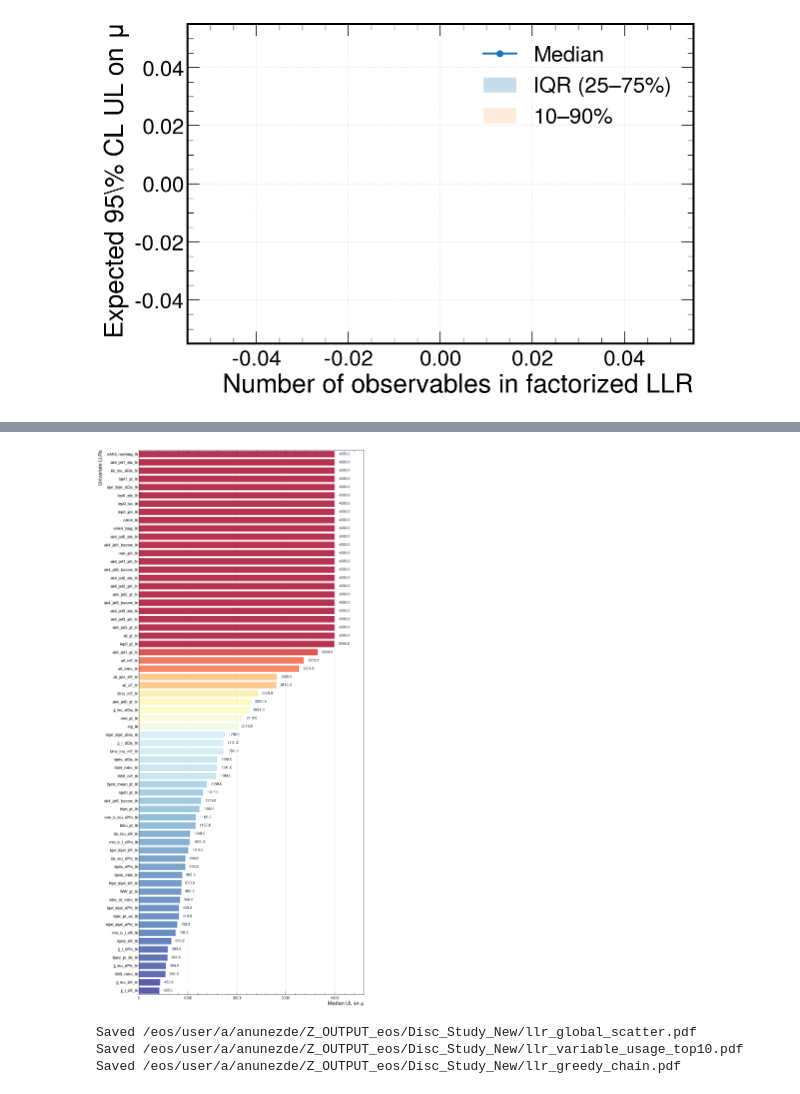
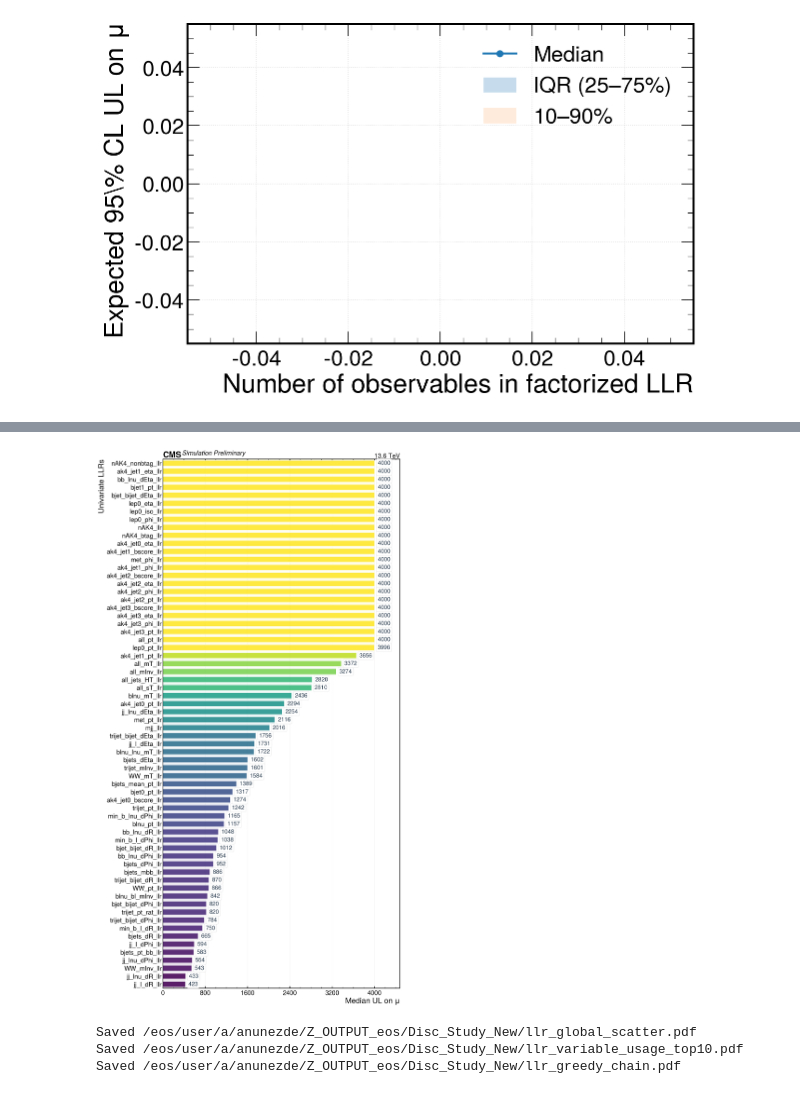
Before and after one commit to antonettprado/hh, a Jupyter notebook: llr_study/plot_UL_results.ipynb, the cells around one changed output, grey strips where cells are left out. Cells and saved outputs as stored; diff of their text form; code cells hidden in the pictures.

```diff
--- a/llr_study/plot_UL_results.ipynb
+++ b/llr_study/plot_UL_results.ipynb
@@ -62,92 +189,8 @@ plot_multivar_trend(df, projectdir)
 Saved /eos/user/a/anunezde/Z_OUTPUT_eos/Disc_Study_New/llr_multivar_trend.pdf
 [figure]
 # %%
-def this_create_hierarchical_1D_plot(df: pd.DataFrame, output_dir):
-    """Create hierarchical plot showing individual 1D LLRs with names."""
-
-    label_fontsize = 18
-    tick_fontsize = 14
-
-    # Filter for only 1D LLRs
-    subset_1d = df[df['obs_type'] == 'llr_from_1D'].copy()
-
-    if subset_1d.empty:
-        print("No 1D LLRs found in dataset")
-        return
-
-    # Sort by mu (best to worst)
-    subset_1d = subset_1d.sort_values('mu')
-
-    fig, ax = plt.subplots(figsize=(14, len(subset_1d) * 0.4 + 2))
-
-    # Create a gradient color scheme based on performance
-    # Better performers (lower mu) get cooler colors, worse performers get warmer colors
-    import matplotlib.cm as cm
-
-    # Normalize values for color mapping
-    norm = plt.Normalize(vmin=subset_1d['mu'].min(), vmax=subset_1d['mu'].max())
-    colors = cm.RdYlBu_r(norm(subset_1d['mu']))  # Reverse so red=bad, blue=good
-
-    # Alternative single nice colors (uncomment one):
-    # colors = '#4472C4'  # Professional blue
-    # colors = '#70AD47'  # Professional green
-    # colors = '#E15759'  # Professional coral
-    # colors = '#F79646'  # Professional orange
-    # colors = '#9F81C4'  # Professional purple
-    # colors = '#5B9BD5'  # Light professional blue
-
-    # Create horizontal bar plot
-    y_positions = range(len(subset_1d))
-    bars = ax.barh(y_positions, subset_1d['mu'],
-                   color=colors, alpha=0.8, edgecolor='white', linewidth=1.0)
-
-    names = [name for name in subset_1d['obs_name']]
-    ax.set_yticks(y_positions)
-    ax.set_yticklabels(names, fontsize=tick_fontsize)
-
-    # Remove y-axis tick marks but keep all spines for a complete frame
-    ax.tick_params(axis='y', which='both', length=0)
-    for spine in ax.spines.values():
-        spine.set_visible(True)
-        spine.set_linewidth(1)
-        # spine.set_color('#CCCCCC')  # Light gray frame
-    # Set limits
-    ax.set_ylim(-0.5, len(subset_1d) - 0.5)
-    max_value = max(subset_1d['mu'])
-    ax.set_xlim(0, max_value * 1.15)
-
-    # Enhanced styling
-    ax.set_xlabel('Median UL on μ', fontsize=label_fontsize)
-    ax.set_ylabel('Univariate LLRs', fontsize=label_fontsize)
-    ax.tick_params(axis='x', labelsize=tick_fontsize, colors='#333333')
-
-    # Subtle grid
-    ax.grid(True, alpha=0.5, axis='x', linestyle='-', linewidth=0.5, color='gray')
-    ax.set_axisbelow(True)  # Put grid behind bars
-
-    # Enhanced title
-    # ax.set_title(f'Univariate LLR Performance (n={len(subset_1d)})', fontsize=label_fontsize+2, fontweight='bold', pad=25, color='#2C3E50')
-
-    # Better positioned value labels with background for readability
-    for i, (bar, value) in enumerate(zip(bars, subset_1d['mu'])):
-        # Add subtle background box for text
-        text = ax.text(value + max_value * 0.02, i, f'{value:.1f}',
-                      va='center', ha='left', fontsize=tick_fontsize-1,
-                    #   fontweight='bold',
-                      color='#2C3E50',
-                      bbox=dict(boxstyle='round,pad=0.2', facecolor='white', edgecolor='none'))
-
-    # Set figure background
-    # fig.patch.set_facecolor('white')
-    # ax.set_facecolor('#FAFAFA')  # Very light gray background
-
-    plt.tight_layout()
-
-    save_path = output_dir / "hierarchical_1D_llrs.pdf"
-    plt.savefig(save_path, dpi=300, bbox_inches='tight', facecolor='white')
-    print(f"Hierarchical 1D plot saved to {save_path}")
-
-    plt.show()
-
-this_create_hierarchical_1D_plot(df, projectdir)
+filtered_df = df[df['obs_type'].isin(['llr_from_1D'])]
+ranked_df = filtered_df.sort_values('mu', ascending=True)
+ranked_df = ranked_df.reset_index(drop=True)
+this_create_hierarchical_plot(ranked_df, outfile= "all_llrs_from_1D.pdf", ylabel='Univariate LLRs')
 # %% [output]
@@ -155,4 +198,4 @@ Hierarchical 1D plot saved to /eos/user/a/anunezde/Z_OUTPUT_eos/Disc_Study_New/h
-[figure, old version]
+[figure, new version]
 # %%
 plot_global_scatter(df, projectdir)
 plot_variable_usage_heatmap(df, projectdir, 10)
```
Also changed, not shown: parts of 7 cells of this notebook, 59 other files.
